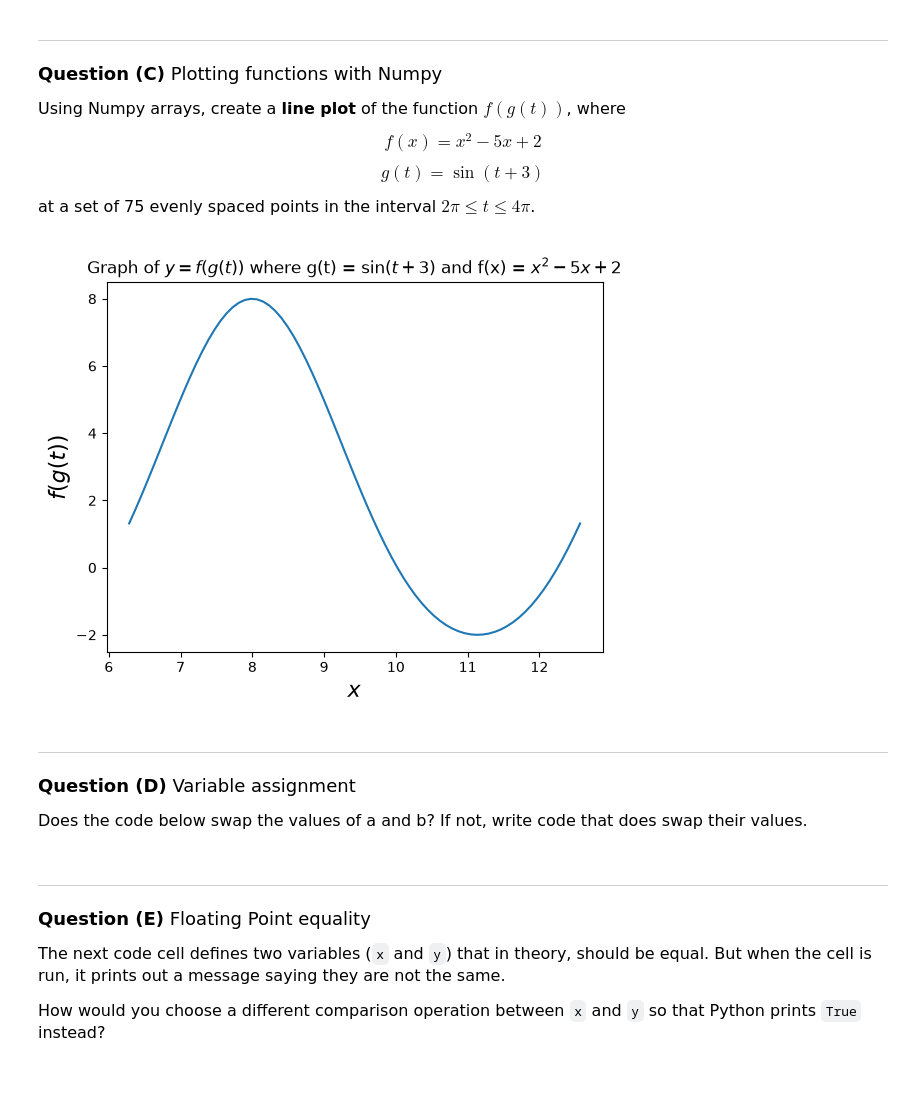
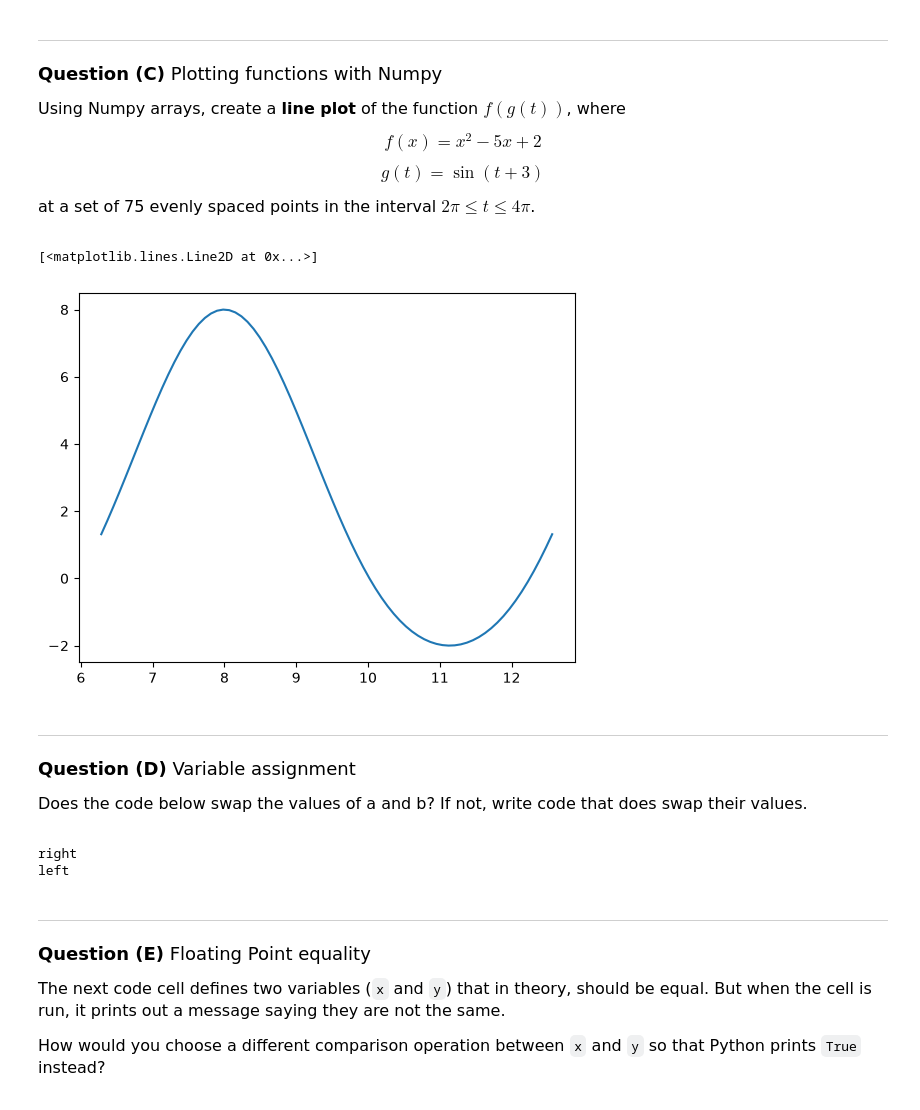
Before and after one commit to adamkeos/datasci151fall2026, a Jupyter notebook: practice_quiz/practice_quiz.ipynb, the cells around one changed output. Saved outputs shown, nothing was run; the diff lists cells and outputs as text; code cells hidden in the pictures.

```diff
--- a/practice_quiz/practice_quiz.ipynb
+++ b/practice_quiz/practice_quiz.ipynb
@@ -115,8 +128,15 @@ $$ g(t) = \sin(t + 3) $$
 at a set of 75 evenly spaced points in the interval $2\pi \leq t \leq 4\pi$.
 # %%
 # your code here
+import numpy as np
+x_vals = np.linspace(2*np.pi, 4*np.pi, 75)
+g_of_t = np.sin(x_vals + 3)
+f_of_x = g_of_t**2 - 5*g_of_t + 2
+
+plt.plot(x_vals, f_of_x)
 # %% [output]
+[<matplotlib.lines.Line2D at 0x...>]
-[figure, old version]
+[figure, new version]
 # %% [markdown]
 _______________________________
 <font size = "4">
@@ -136,6 +156,15 @@ a = b
 a = "left"
 b = "right"
 # If the previous cell didn't work, put your changes here:
+c = a
+a = b
+b = c
+
+print(a)
+print(b)
+# %% [output]
+right
+left
 # %% [markdown]
 _______________________________
 <font size = "4">
```
Also changed, not shown: parts of 6 cells of this notebook.
